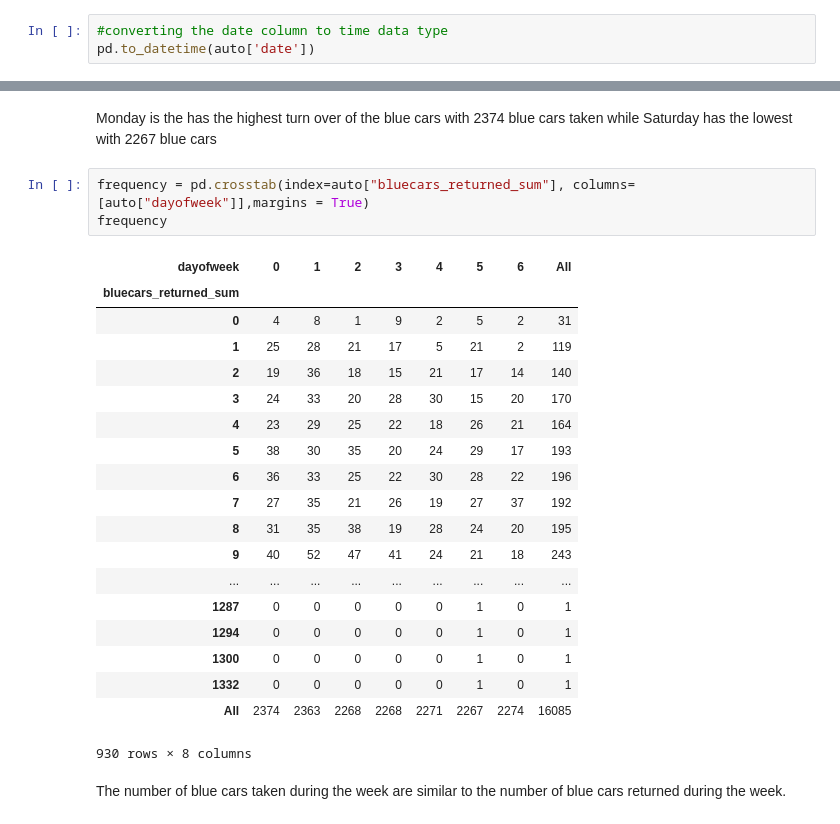
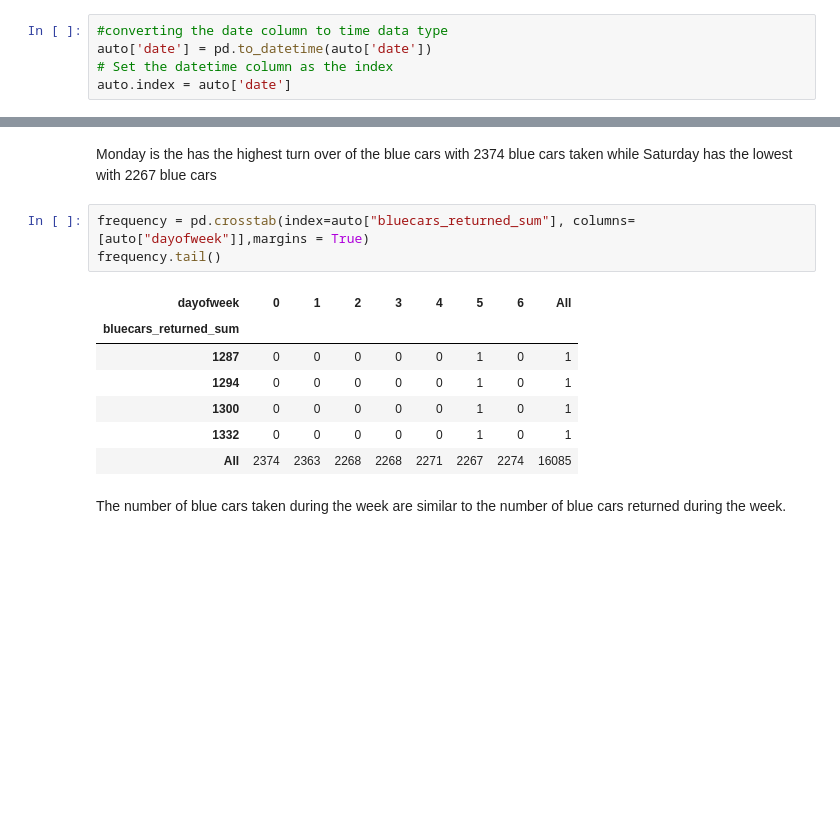
Before and after one commit to mwinzie/Autolib-Project-, a Jupyter notebook: Moringa_Data_Science_Core_W3_Independent_Project_Agnes_Mwinzi_DataScience.ipynb, the cells around one changed output, grey strips where cells are left out. Saved outputs shown, nothing was run; the diff lists cells and outputs as text; blank space fills up the shorter version.

```diff
--- a/Moringa_Data_Science_Core_W3_Independent_Project_Agnes_Mwinzi_DataScience.ipynb
+++ b/Moringa_Data_Science_Core_W3_Independent_Project_Agnes_Mwinzi_DataScience.ipynb
@@ -117,4 +134,6 @@ Index(['postal_code', 'date', 'n_daily_data_points', 'dayofweek', 'day_type',
       dtype='object')
 # %%
 #converting the date column to time data type
-pd.to_datetime(auto['date'])
+auto['date'] = pd.to_datetime(auto['date'])
+# Set the datetime column as the index
+auto.index = auto['date']
@@ -325,26 +316,14 @@ frequency
 Monday is the has the highest turn over of the blue cars with 2374 blue cars taken while Saturday has the lowest with 2267 blue cars
 # %%
 frequency = pd.crosstab(index=auto["bluecars_returned_sum"], columns=[auto["dayofweek"]],margins = True)
-frequency
+frequency.tail()
 # %% [output]
 | dayofweek | 0 | 1 | 2 | 3 | 4 | 5 | 6 | All |
 | bluecars_returned_sum |  |  |  |  |  |  |  |  |
-| 0 | 4 | 8 | 1 | 9 | 2 | 5 | 2 | 31 |
-| 1 | 25 | 28 | 21 | 17 | 5 | 21 | 2 | 119 |
-| 2 | 19 | 36 | 18 | 15 | 21 | 17 | 14 | 140 |
-| 3 | 24 | 33 | 20 | 28 | 30 | 15 | 20 | 170 |
-| 4 | 23 | 29 | 25 | 22 | 18 | 26 | 21 | 164 |
-| 5 | 38 | 30 | 35 | 20 | 24 | 29 | 17 | 193 |
-| 6 | 36 | 33 | 25 | 22 | 30 | 28 | 22 | 196 |
-| 7 | 27 | 35 | 21 | 26 | 19 | 27 | 37 | 192 |
-| 8 | 31 | 35 | 38 | 19 | 28 | 24 | 20 | 195 |
-| 9 | 40 | 52 | 47 | 41 | 24 | 21 | 18 | 243 |
-| ... | ... | ... | ... | ... | ... | ... | ... | ... |
 | 1287 | 0 | 0 | 0 | 0 | 0 | 1 | 0 | 1 |
 | 1294 | 0 | 0 | 0 | 0 | 0 | 1 | 0 | 1 |
 | 1300 | 0 | 0 | 0 | 0 | 0 | 1 | 0 | 1 |
 | 1332 | 0 | 0 | 0 | 0 | 0 | 1 | 0 | 1 |
 | All | 2374 | 2363 | 2268 | 2268 | 2271 | 2267 | 2274 | 16085 |
-930 rows × 8 columns
 # %% [markdown]
 The number of blue cars taken during the week are similar to the number of blue cars returned during the week.
```
Also changed, not shown: parts of 88 cells of this notebook.
